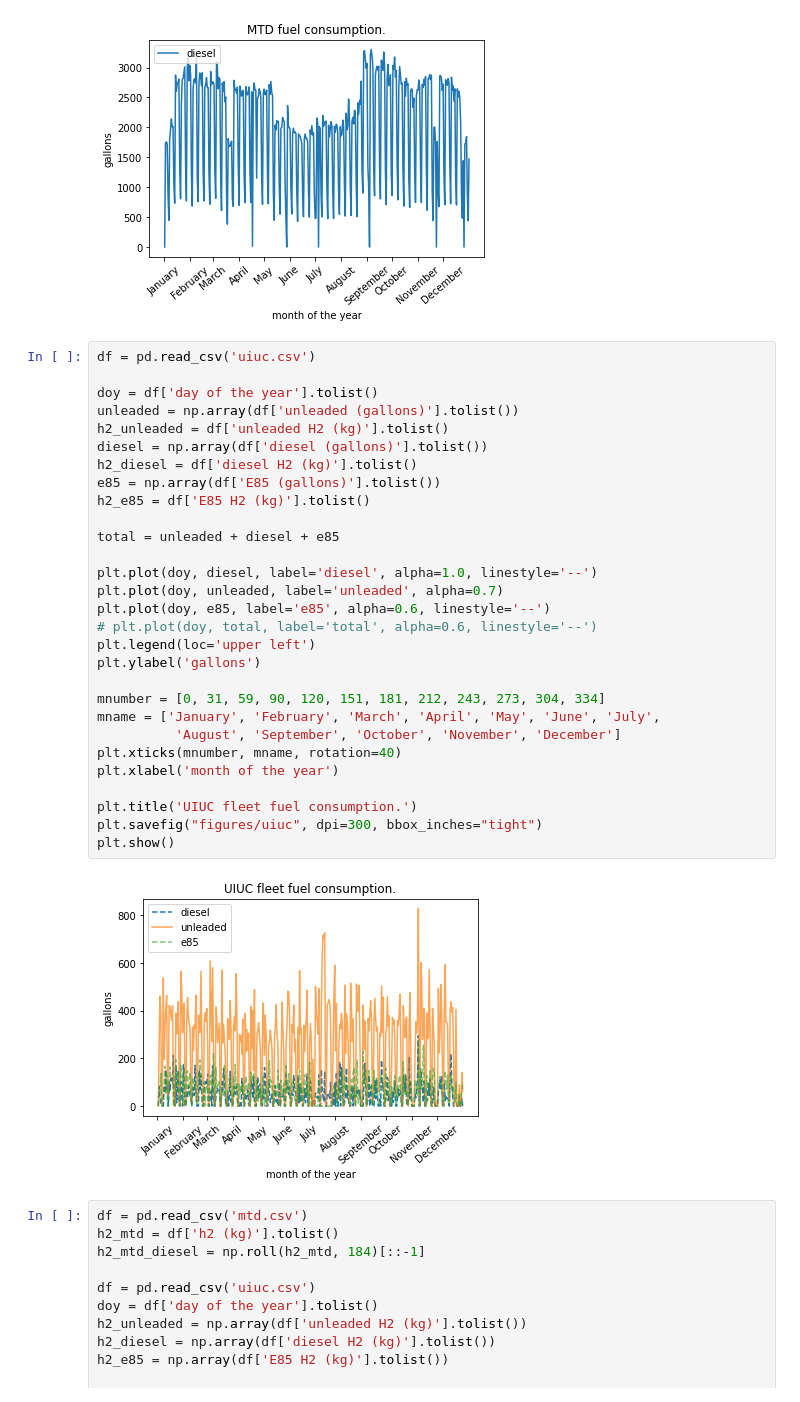
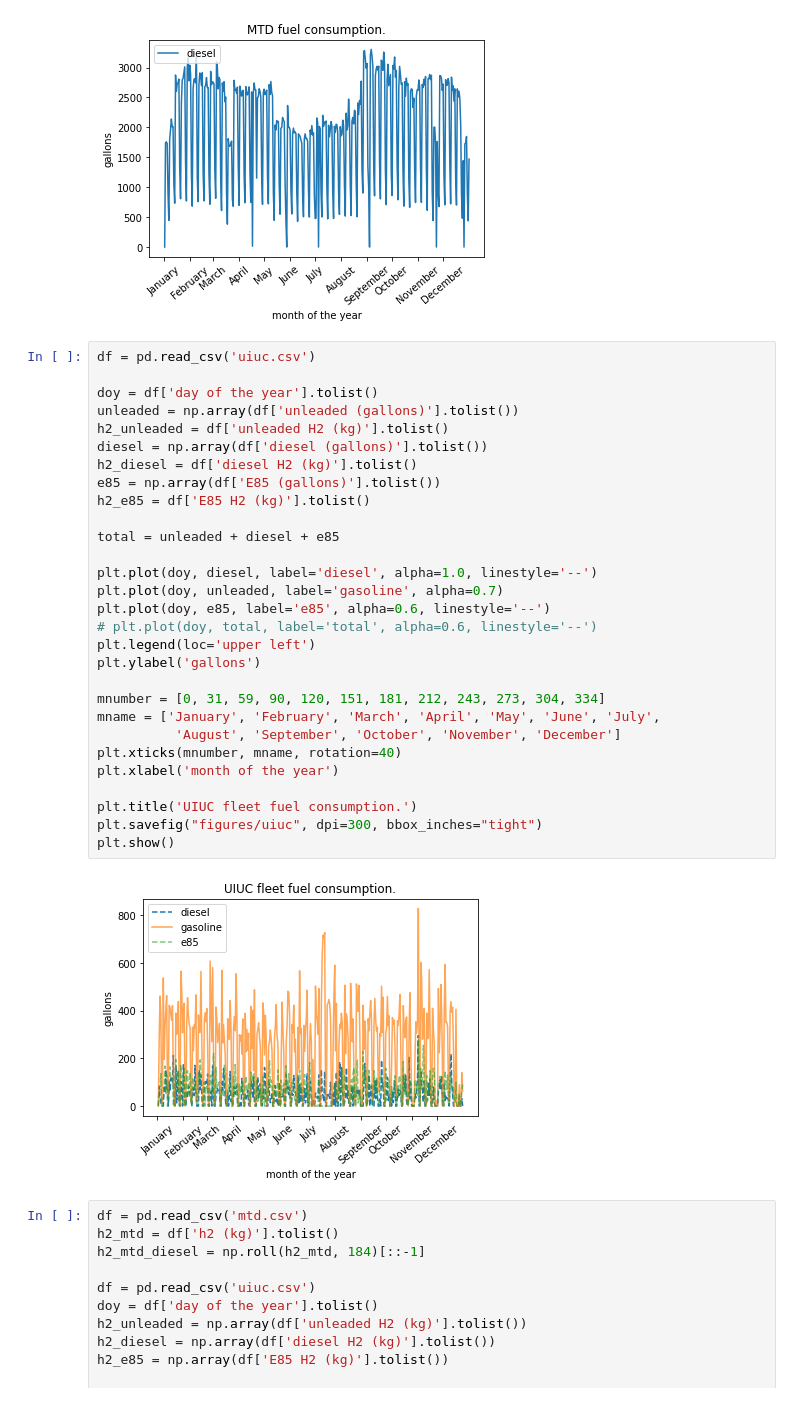
Before and after one commit to arfc/pride, a Jupyter notebook: fuel-analysis/microR.ipynb, the cells around one changed output. Cells and saved outputs as stored; diff of their text form.

```diff
--- a/fuel-analysis/microR.ipynb
+++ b/fuel-analysis/microR.ipynb
@@ -39,34 +39,34 @@ plt.show()
 # %%
 df = pd.read_csv('uiuc.csv')
 
 doy = df['day of the year'].tolist()
 unleaded = np.array(df['unleaded (gallons)'].tolist())
 h2_unleaded = df['unleaded H2 (kg)'].tolist()
 diesel = np.array(df['diesel (gallons)'].tolist())
 h2_diesel = df['diesel H2 (kg)'].tolist()
 e85 = np.array(df['E85 (gallons)'].tolist())
 h2_e85 = df['E85 H2 (kg)'].tolist()
 
 total = unleaded + diesel + e85
 
 plt.plot(doy, diesel, label='diesel', alpha=1.0, linestyle='--')
-plt.plot(doy, unleaded, label='unleaded', alpha=0.7)
+plt.plot(doy, unleaded, label='gasoline', alpha=0.7)
 plt.plot(doy, e85, label='e85', alpha=0.6, linestyle='--')
 # plt.plot(doy, total, label='total', alpha=0.6, linestyle='--')
 plt.legend(loc='upper left')
 plt.ylabel('gallons')
 
 mnumber = [0, 31, 59, 90, 120, 151, 181, 212, 243, 273, 304, 334]
 mname = ['January', 'February', 'March', 'April', 'May', 'June', 'July',
           'August', 'September', 'October', 'November', 'December']
 plt.xticks(mnumber, mname, rotation=40)
 plt.xlabel('month of the year')
 
 plt.title('UIUC fleet fuel consumption.')
 plt.savefig("figures/uiuc", dpi=300, bbox_inches="tight")
 plt.show()
 # %% [output]
-[figure, old version]
+[figure, new version]
 # %%
 df = pd.read_csv('mtd.csv')
 h2_mtd = df['h2 (kg)'].tolist()
```
Also changed, not shown: 17 other files.
